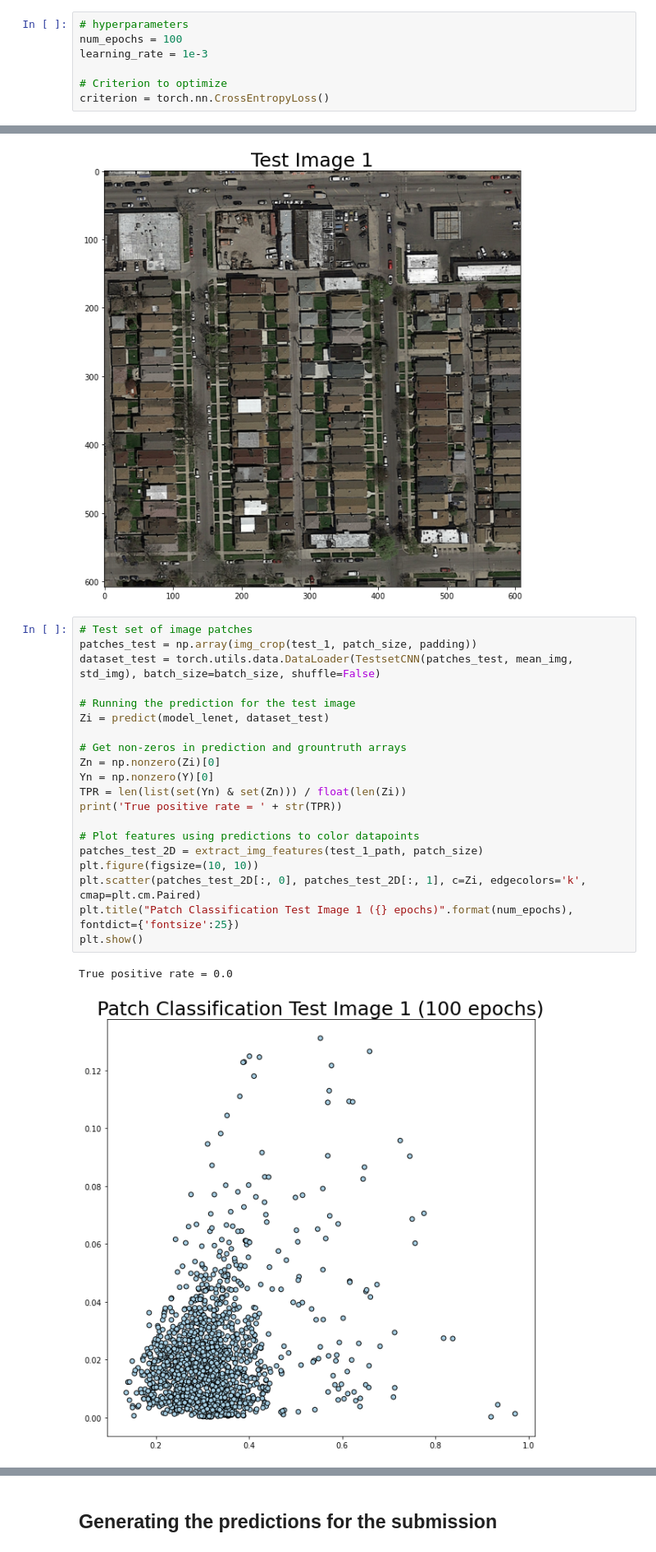
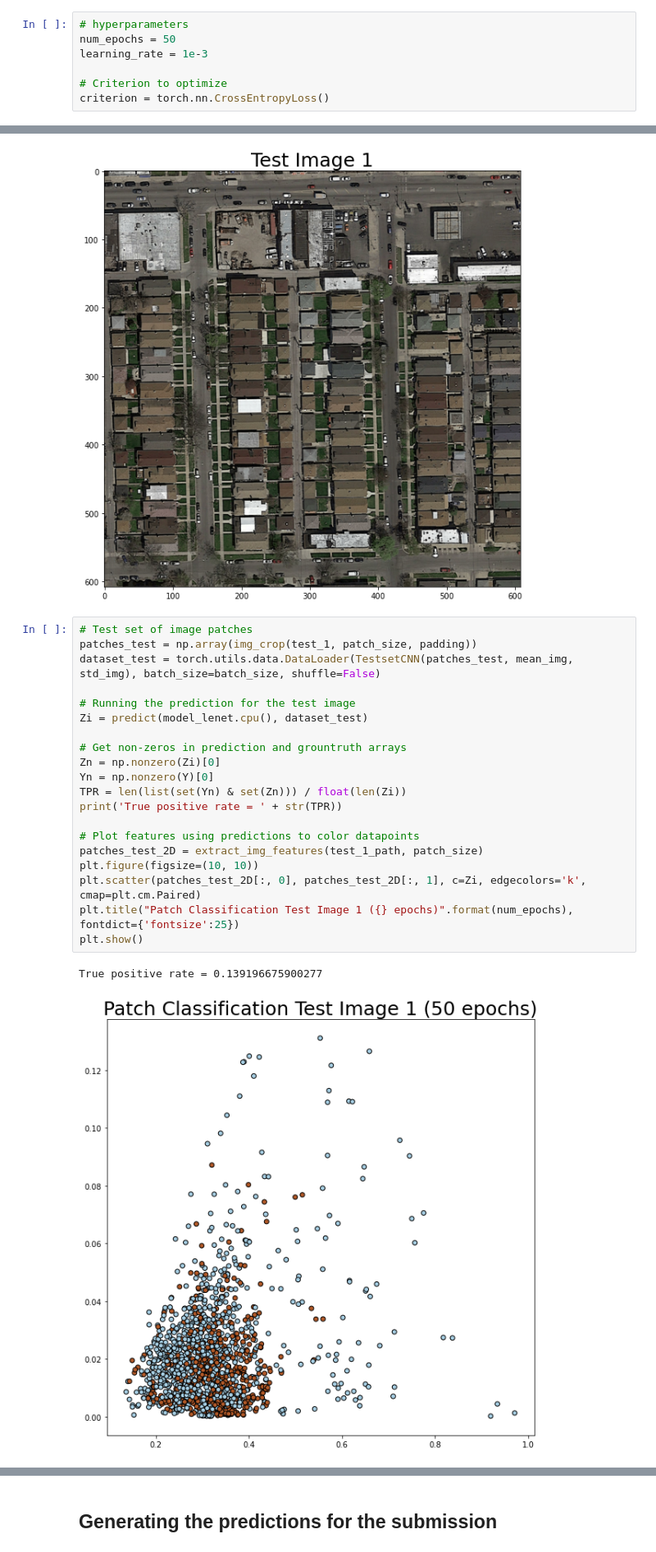
Before and after one commit to felixkln/ML-Road-Segmentation-Project, a Jupyter notebook: src/cnn.ipynb, the cells around one changed output, grey strips where cells are left out. Shown at 82% size. Cells and saved outputs as stored; diff of their text form.

```diff
--- a/src/cnn.ipynb
+++ b/src/cnn.ipynb
@@ -112,7 +117,7 @@ Number of patches in the validation dataset: 12500
 ## Training the CNN
 # %%
 # hyperparameters
-num_epochs = 100
+num_epochs = 50
 learning_rate = 1e-3
 
 # Criterion to optimize
@@ -188,26 +237,26 @@ Text(0.5, 1.0, 'Test Image 1')
 # %%
 # Test set of image patches
 patches_test = np.array(img_crop(test_1, patch_size, padding))
 dataset_test = torch.utils.data.DataLoader(TestsetCNN(patches_test, mean_img, std_img), batch_size=batch_size, shuffle=False)
 
 # Running the prediction for the test image
-Zi = predict(model_lenet, dataset_test)
+Zi = predict(model_lenet.cpu(), dataset_test)
 
 # Get non-zeros in prediction and grountruth arrays
 Zn = np.nonzero(Zi)[0]
 Yn = np.nonzero(Y)[0]
 TPR = len(list(set(Yn) & set(Zn))) / float(len(Zi))
 print('True positive rate = ' + str(TPR))
 
 # Plot features using predictions to color datapoints
 patches_test_2D = extract_img_features(test_1_path, patch_size)
 plt.figure(figsize=(10, 10))
 plt.scatter(patches_test_2D[:, 0], patches_test_2D[:, 1], c=Zi, edgecolors='k', cmap=plt.cm.Paired)
 plt.title("Patch Classification Test Image 1 ({} epochs)".format(num_epochs), fontdict={'fontsize':25})
 plt.show()
 # %% [output]
-True positive rate = 0.0
+True positive rate = 0.139196675900277
-[figure, old version]
+[figure, new version]
 # %%
 # Display prediction as an image
 
```
Also changed, not shown: parts of 11 cells of this notebook, 2 other files.
